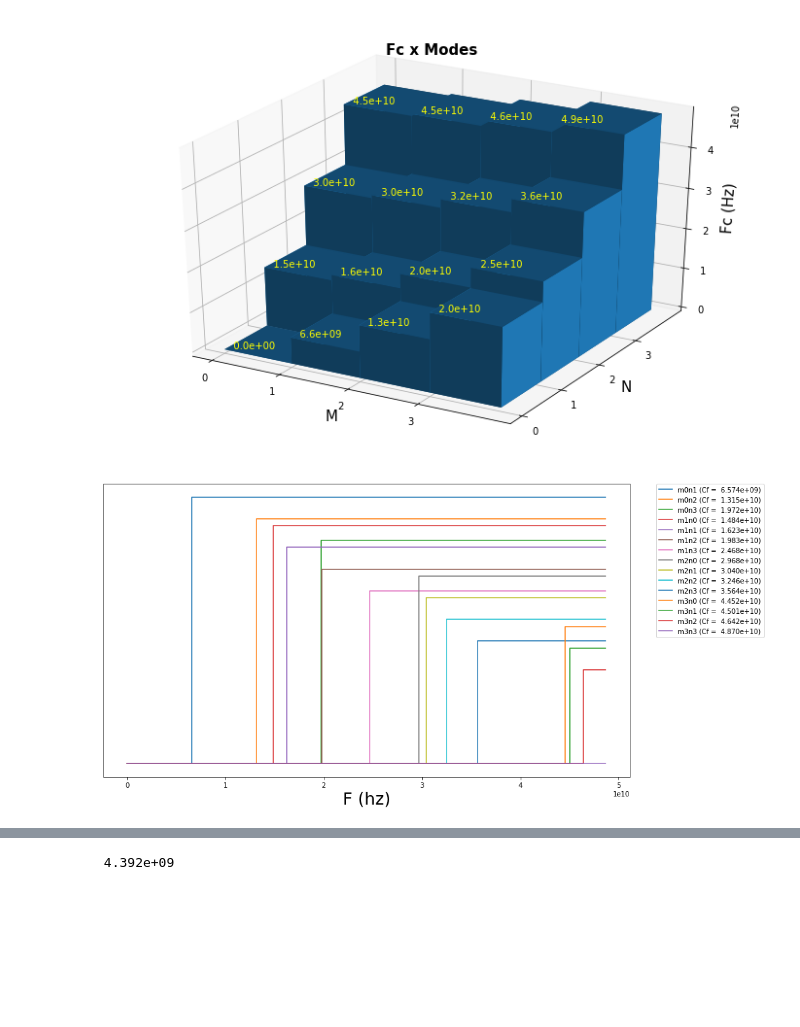
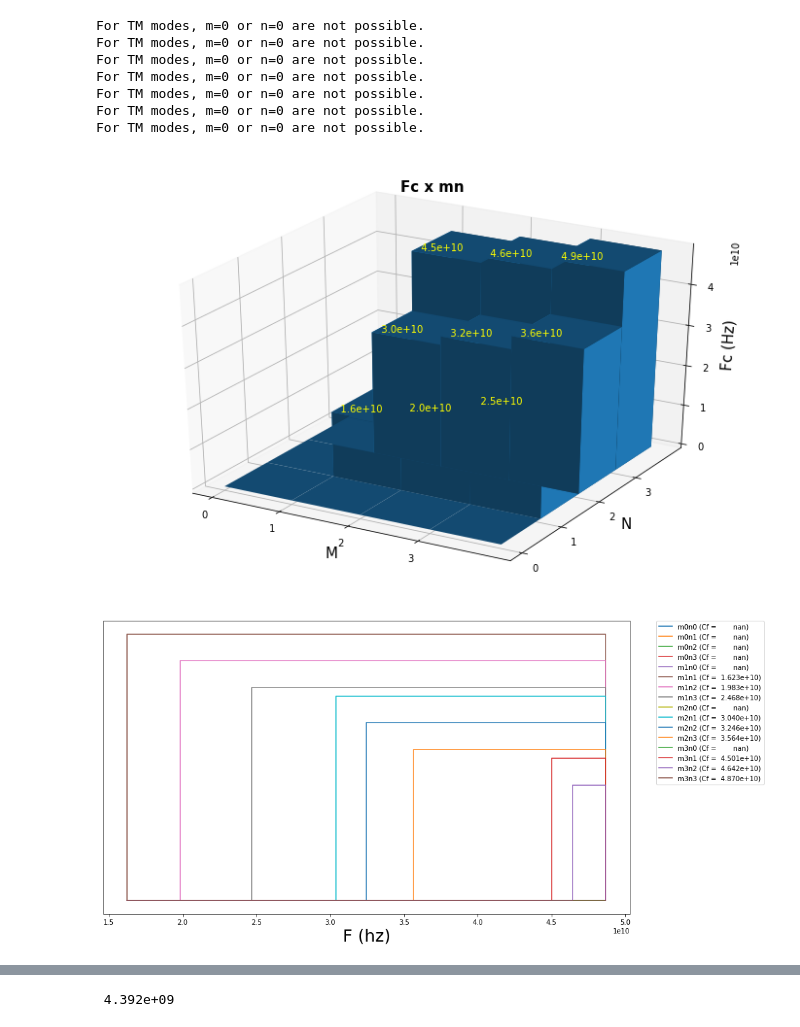
Before and after one commit to HugoSoaresFontes/Waveguides, a Jupyter notebook: tutorial.ipynb, the cells around one changed output, grey strips where cells are left out. Saved outputs shown, nothing was run; the diff lists cells and outputs as text; code cells hidden in the pictures; blank space fills up the shorter version.

```diff
--- a/tutorial.ipynb
+++ b/tutorial.ipynb
@@ -92,40 +127,47 @@ fig = plt.figure(figsize=(12, 8))
 ax = fig.add_subplot(111, projection='3d')
 
 
 len_m = 4
 len_n = 4
 
 m,n = np.meshgrid(np.arange(len_m), np.arange(len_n))
 cf = np.empty((len_m, len_n))
 
-guia = RectangularWaveGuide(a=0.0228, b=0.0101)
-
+guide = RectangularWaveGuide(mode="tm", a=0.0228, b=0.0101)
 
 def number_compress(number):
     return "%10.1e"%number
 
 for i in range(len_m):
     for j in range(len_n):
-        cf[i][j] = guia.findCF(m[i][j], n[i][j])
-        ax.text(m[i][j], n[i][j], cf[i][j], number_compress(cf[i][j]), color='yellow')
+        cf[i][j] = guide.findCF(m[i][j], n[i][j])
+        if not np.isnan(cf[i][j]):
+            ax.text(m[i][j], n[i][j], cf[i][j], number_compress(cf[i][j]), color='yellow')
 
-# Plot Fc's x modes in 3d chart
+# Plot Fc's x mn in 3d chart
 plt.xticks(range(len_m))
 plt.yticks(range(len_n))
-plt.title("Fc x Modes", fontweight="bold", fontsize="15")
+plt.title("Fc x mn", fontweight="bold", fontsize="15")
 ax.set_xlabel('M', fontsize=15)
 ax.set_ylabel('N', fontsize=15)
 ax.set_zlabel('Fc (Hz)', fontsize=15)
 
 x, y, z = m.ravel(), n.ravel(), cf.ravel()
 
 bottom = np.zeros_like(z)
 width = depth = 1
 
 ax.bar3d(x, y, bottom, width, depth, z, alpha=1)
 plt.show()
 # %% [output]
+For TM modes, m=0 or n=0 are not possible.
+For TM modes, m=0 or n=0 are not possible.
+For TM modes, m=0 or n=0 are not possible.
+For TM modes, m=0 or n=0 are not possible.
+For TM modes, m=0 or n=0 are not possible.
+For TM modes, m=0 or n=0 are not possible.
+For TM modes, m=0 or n=0 are not possible.
-[figure, old version]
+[figure, new version]
 # %%
 # Step chart
 
@@ -144,20 +186,17 @@ y_scale = 7*len_m + 3*len_n
 x2 = np.sort(np.ravel(cf))
 for i, line in enumerate(cf[0:4, 0:4]):
     for j, cut in enumerate(line):
-        if i == 0 and j == 0:
-            pass
-        else:
-            y_value = y_scale - 7*i - 3*j
-            y2 = [step(f, y_value, cut) for f in x2]
-            ax.step(x2, y2, label=("m" + str(i)) + "n" + str(j) + " (Cf = %10.3e" %cut + ")")
 
+        y_value = y_scale - 7*i - 3*j
+        y2 = [step(f, y_value, cut) for f in x2]
+        step_plot =ax.step(x2, y2, label=("m" + str(i)) + "n" + str(j) + " (Cf = %10.3e" %cut + ")")
 
 ax.tick_params(axis='both', left='off', labelleft='off')
 ax.set_xlabel('F (hz)', fontsize=25)
 plt.legend(bbox_to_anchor=(1.05, 1), loc=2, borderaxespad=0.)
 plt.show()
 # %% [output]
-[figure, old version]
+[figure, new version]
 # %%
 # Preparing html table
 html = """
```
Also changed, not shown: parts of 6 cells of this notebook.
